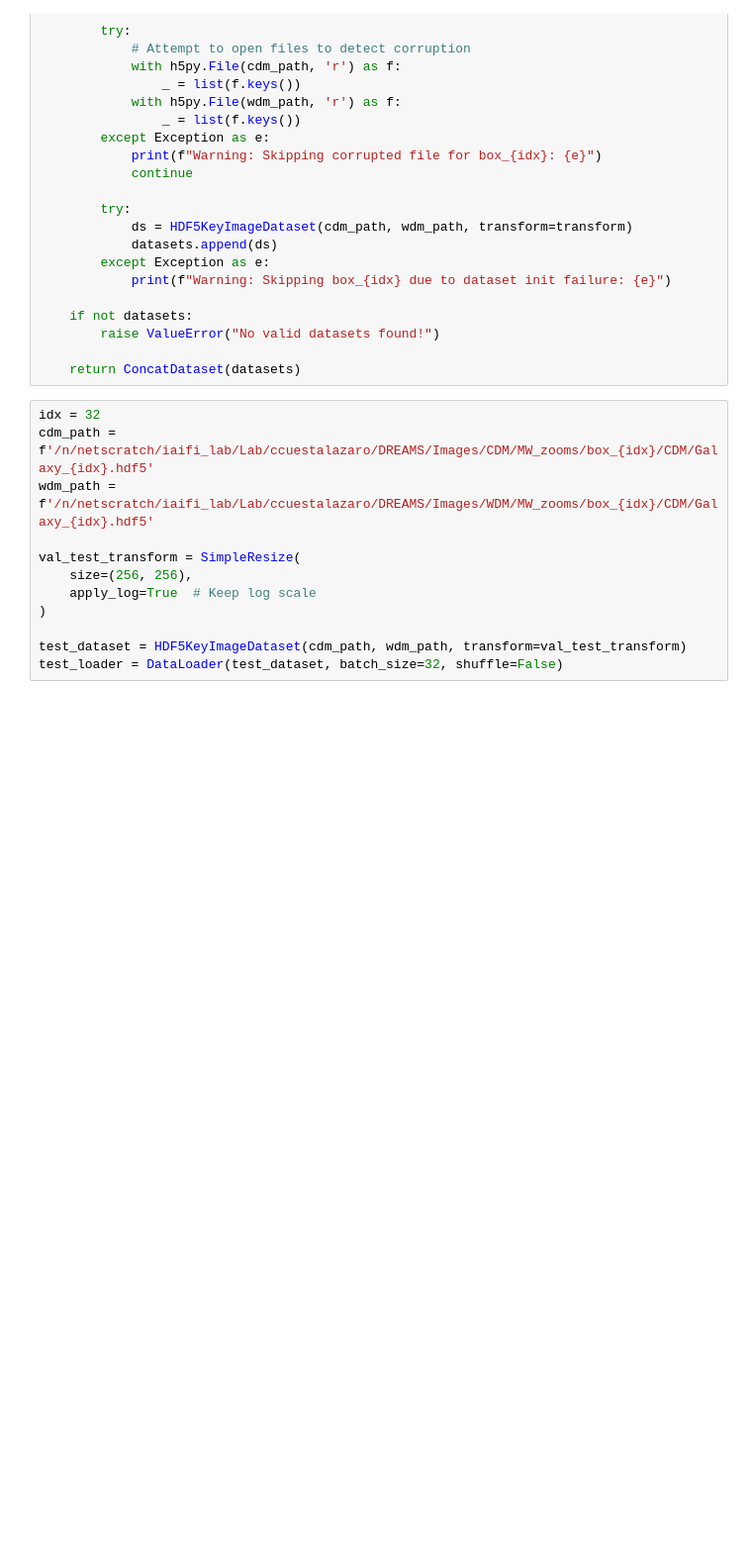
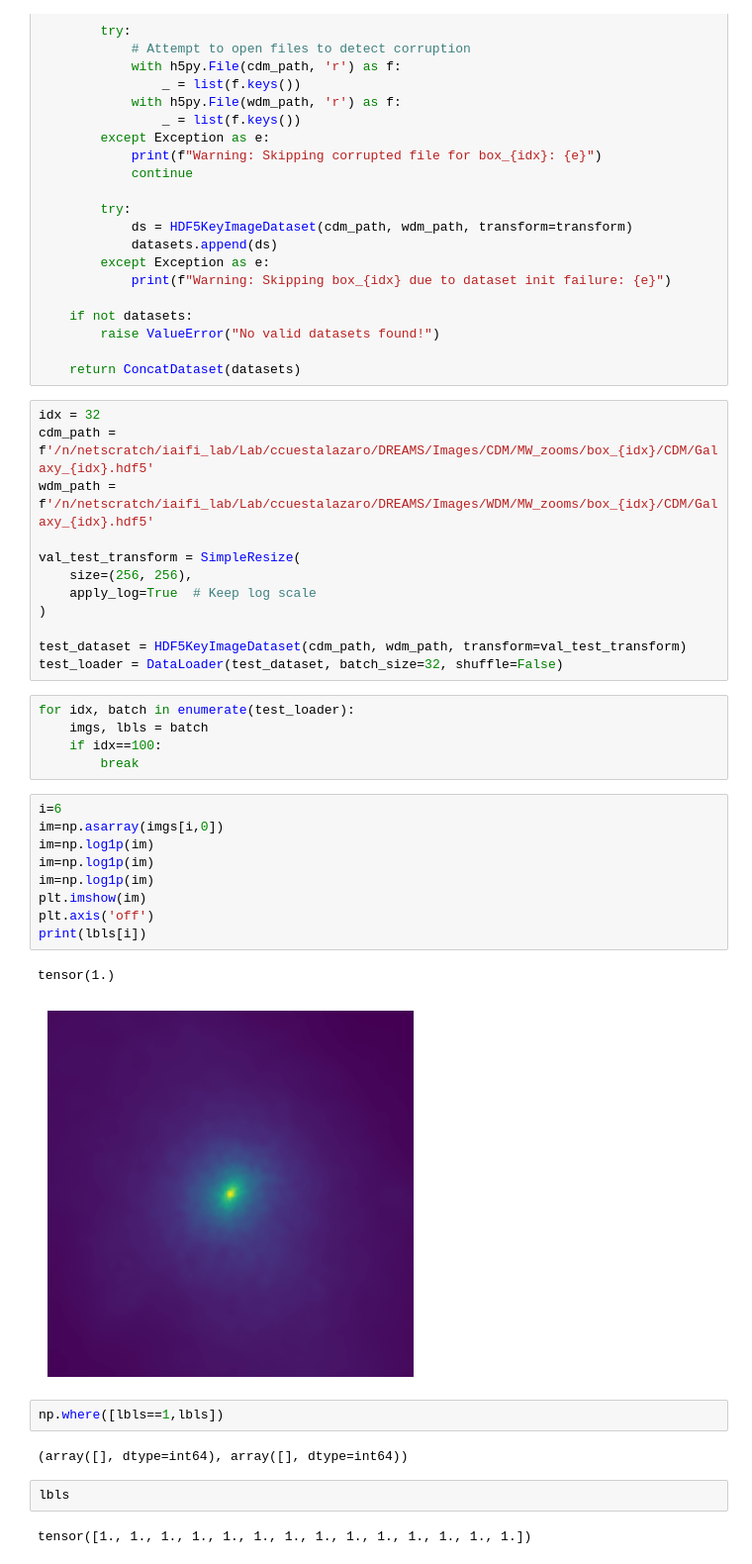
Before and after one commit to mingshauliu/DMLatent, a Jupyter notebook: small_net_bary/test.ipynb, the cells around one changed output. Shown at 99% size. Saved outputs shown, nothing was run; the diff lists cells and outputs as text; blank space fills up the shorter version.

```diff
--- a/small_net_bary/test.ipynb
+++ b/small_net_bary/test.ipynb
@@ -412,3 +412,28 @@ val_test_transform = SimpleResize(
 
 test_dataset = HDF5KeyImageDataset(cdm_path, wdm_path, transform=val_test_transform)
 test_loader = DataLoader(test_dataset, batch_size=32, shuffle=False)
+# %%
+for idx, batch in enumerate(test_loader):
+    imgs, lbls = batch
+    if idx==100:
+        break
+# %%
+i=6
+im=np.asarray(imgs[i,0])
+im=np.log1p(im)
+im=np.log1p(im)
+im=np.log1p(im)
+plt.imshow(im)
+plt.axis('off')
+print(lbls[i])
+# %% [output]
+tensor(1.)
+[figure, added]
+# %%
+np.where([lbls==1,lbls])
+# %% [output]
+(array([], dtype=int64), array([], dtype=int64))
+# %%
+lbls
+# %% [output]
+tensor([1., 1., 1., 1., 1., 1., 1., 1., 1., 1., 1., 1., 1., 1.])
```
Also changed, not shown: parts of 4 cells of this notebook, 21 other files.
